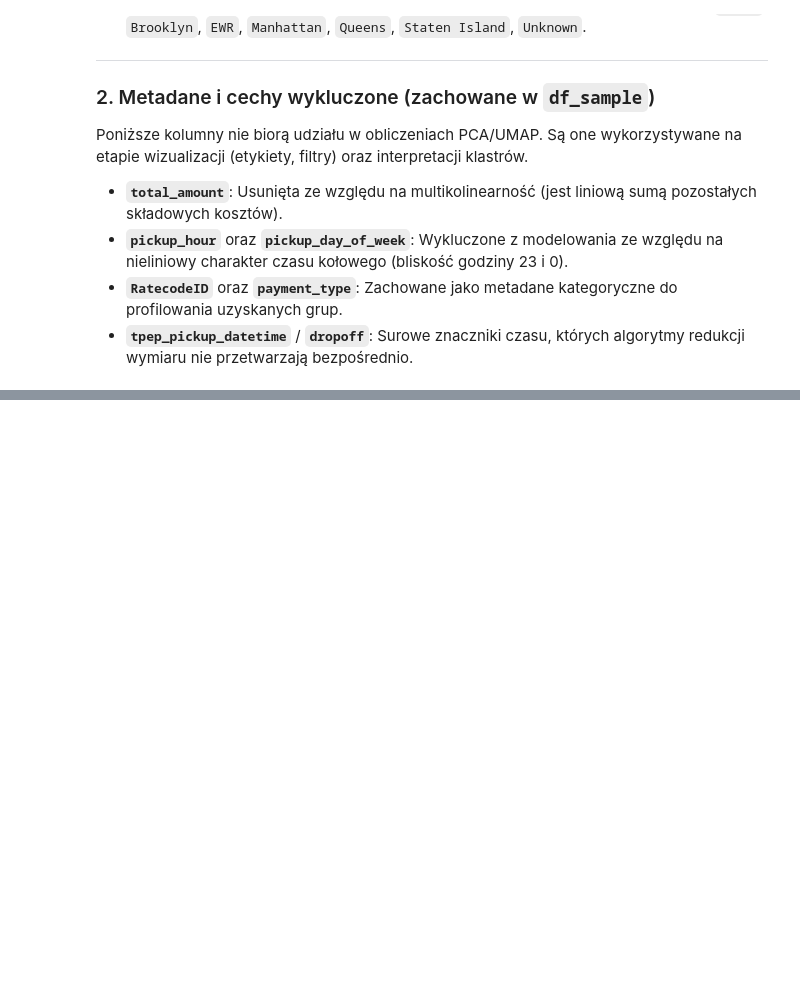
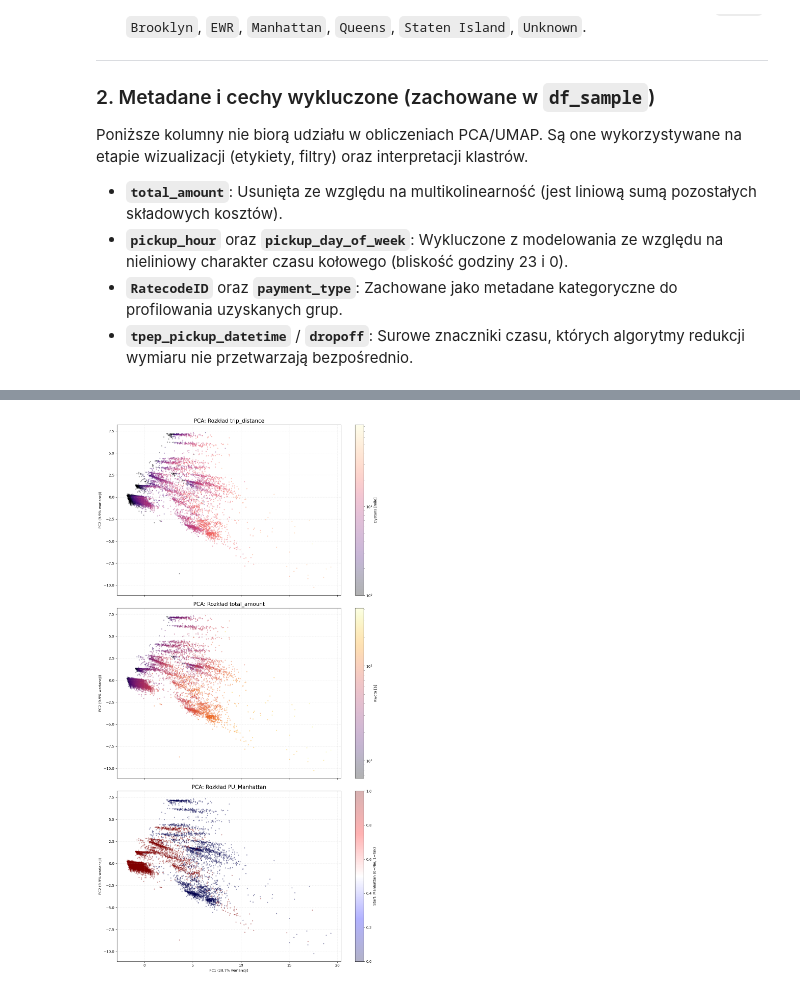
Before and after one commit to vvovvel/NYC-Taxi-Anomaly-Detection, a Jupyter notebook: notebooks/start.ipynb, the cells around one changed output, grey strips where cells are left out. Drawn from its saved outputs; the diff is of its cells as text; code cells hidden in the pictures; blank space fills up the shorter version.

```diff
--- a/notebooks/start.ipynb
+++ b/notebooks/start.ipynb
@@ -367,0 +470,61 @@ Poniższe kolumny nie biorą udziału w obliczeniach PCA/UMAP. Są one wykorzyst
+# %%
+import matplotlib.pyplot as plt
+import matplotlib.colors as mcolors
+
+X_pca_array = pca_full.transform(X_scaled)[:, :2]
+df_pca = pd.DataFrame(X_pca_array, columns=['PC1', 'PC2'], index=X_scaled.index)
+cols_to_color = ['trip_distance', 'total_amount', 'PU_Manhattan']
+df_plot = df_pca.join(df_sample[cols_to_color])
+
+var_pc1 = pca_full.explained_variance_ratio_[0] * 100
+var_pc2 = pca_full.explained_variance_ratio_[1] * 100
+
+fig, axes = plt.subplots(nrows=3, ncols=1, figsize=(12, 22), sharex=True, sharey=True)
+
+configs = [
+    {
+        'col': 'trip_distance',
+        'label': 'Dystans [mile]',
+        'cmap': 'magma',
+        'norm': mcolors.LogNorm(vmin=1, vmax=df_plot['trip_distance'].max())
+    },
+    {
+        'col': 'total_amount',
+        'label': 'Kwota [$]',
+        'cmap': 'inferno',
+        'norm': mcolors.LogNorm(vmin=df_plot['total_amount'].min() + 1, vmax=df_plot['total_amount'].max())
+    },
+    {
+        'col': 'PU_Manhattan',
+        'label': 'Start: Manhattan (0=Nie, 1=Tak)',
+        'cmap': 'seismic',
+        'norm': None
+    }
+]
+
+for i, ax in enumerate(axes):
+    conf = configs[i]
+
+    # Sortowanie, aby wyższe/istotne wartości były rysowane na końcu (na wierzchu)
+    df_sorted = df_plot.sort_values(by=conf['col'])
+
+    scatter = ax.scatter(
+        df_sorted['PC1'],
+        df_sorted['PC2'],
+        c=df_sorted[conf['col']],
+        cmap=conf['cmap'],
+        norm=conf['norm'],
+        alpha=0.3,
+        s=5
+    )
+
+    plt.colorbar(scatter, ax=ax, label=conf['label'])
+    ax.set_title(f"PCA: Rozkład {conf['col']}", fontsize=15)
+    ax.set_ylabel(f'PC2 ({var_pc2:.1f}% wariancji)')
+    ax.grid(True, linestyle=':', alpha=0.4)
+
+axes[2].set_xlabel(f'PC1 ({var_pc1:.1f}% wariancji)')
+plt.tight_layout()
+plt.show()
+# %% [output]
+[figure, added]
```
Also changed, not shown: parts of 7 cells of this notebook, 5 other files.
